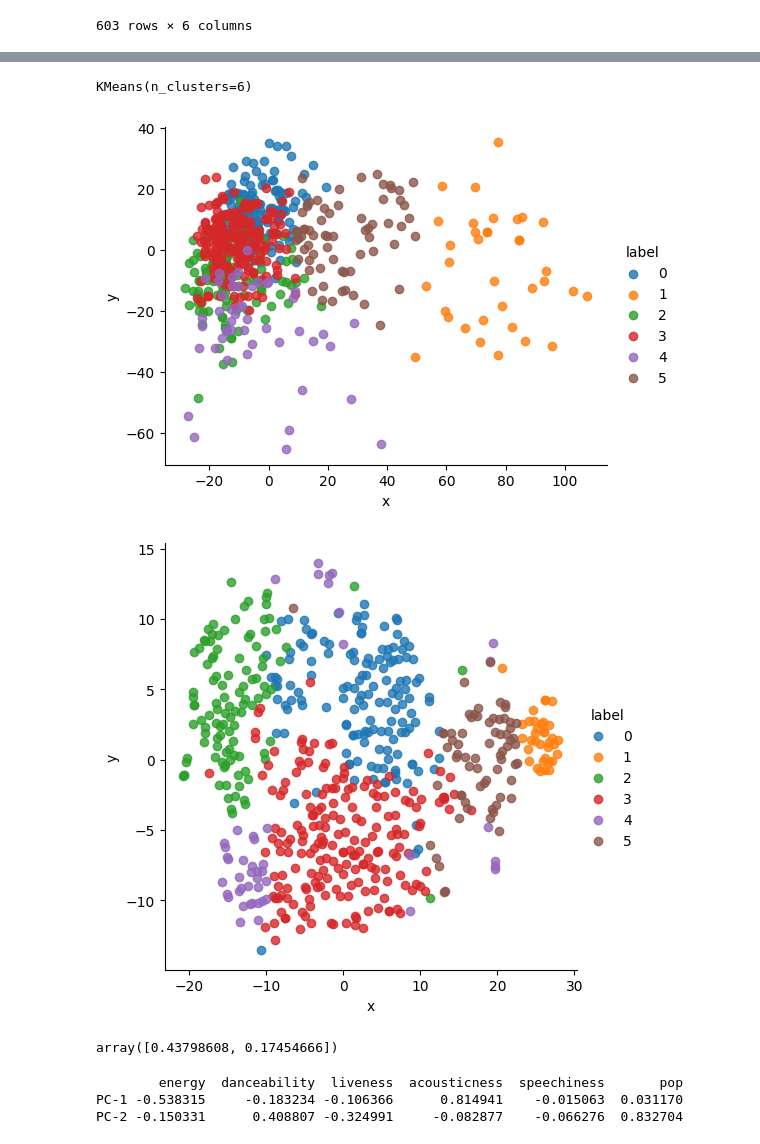
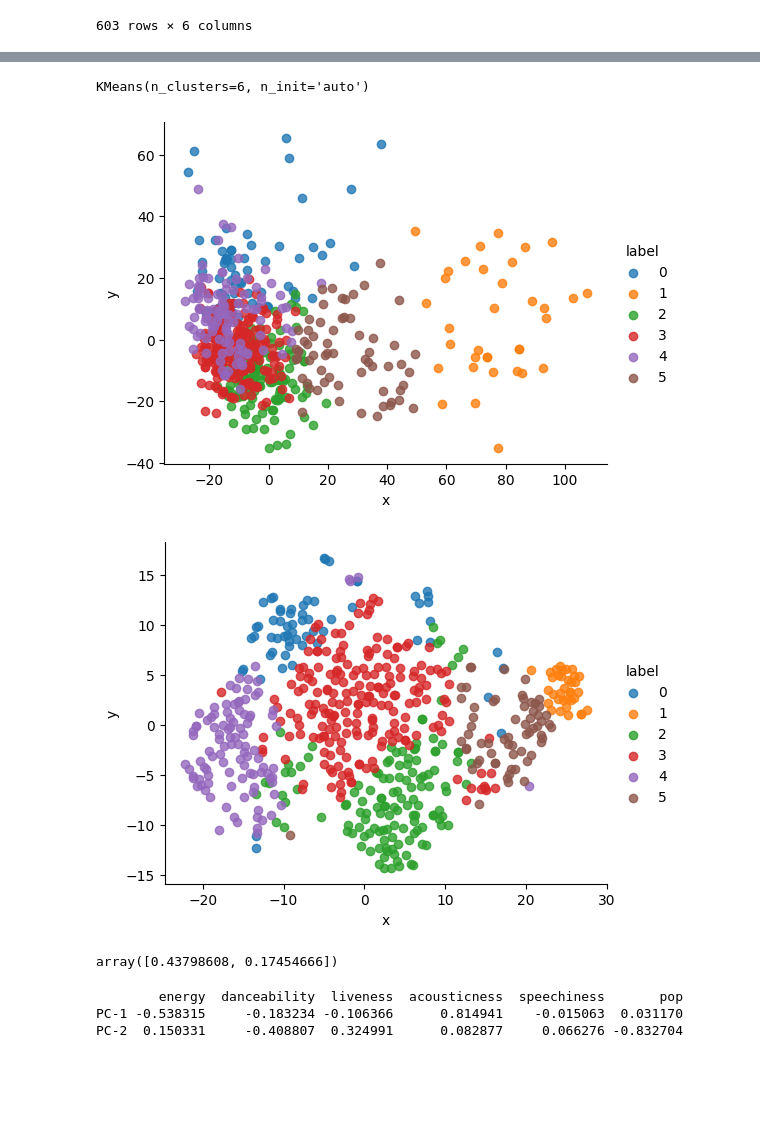
Before and after one commit to jdas-spark/music-recommender-system, a Jupyter notebook: MusicRecommender.ipynb, the cells around one changed output, grey strips where cells are left out. Drawn from its saved outputs; the diff is of its cells as text; code cells hidden in the pictures; blank space fills up the shorter version.

```diff
--- a/MusicRecommender.ipynb
+++ b/MusicRecommender.ipynb
@@ -1,6 +1,6 @@
 # %%
 import pandas as pd
-data = pd.read_csv("songs.csv", encoding='latin-1',engine='python')
+data = pd.read_csv("/kaggle/input/song-data/songs.csv", encoding='latin-1',engine='python')
 # Preview the first & last 5 lines of the loaded data
 data
 # %% [output]
@@ -80,7 +80,7 @@ plt.show()
 kmeans = KMeans(n_clusters=6, n_init='auto')
 kmeans.fit(data_features)
 # %% [output]
-KMeans(n_clusters=6)
+KMeans(n_clusters=6, n_init='auto')
 # %%
 # PCA to reduce our data to 2 dimensions for visualisation
 from sklearn.decomposition import PCA
@@ -98,7 +98,7 @@ cluster = sns.lmplot(data=pc, x='x', y='y', hue='label',
                    fit_reg=False, legend=True, facet_kws={'legend_out': True})
 cluster.fig.set_size_inches(6, 4)
 # %% [output]
-[figure, old version]
+[figure, new version]
 # %%
 from sklearn.manifold import TSNE #T-Distributed Stochastic Neighbor Embedding
 #T-SNE with two dimensions
@@ -108,12 +108,13 @@ tsne_components = tsne.fit_transform(data_features)
 # %%
 ts = pd.DataFrame(tsne_components)
 ts['label'] = y_kmeans
 ts.columns = ['x', 'y','label']
 
 #plot data with seaborn
-cluster = sns.lmplot(data=ts, x='x', y='y', hue='label', fit_reg=False, legend=True, legend_out=True)
+cluster = sns.lmplot(data=ts, x='x', y='y', hue='label', fit_reg=False, legend=True, facet_kws={'legend_out': True})
+cluster.fig.set_size_inches(6, 4)
 # %% [output]
-[figure, old version]
+[figure, new version]
 # %%
 pca.explained_variance_ratio_
 # %% [output]
@@ -124,7 +125,7 @@ print (pd.DataFrame(pca.components_,columns=data_features.columns,index = ['PC-1
 # %% [output]
         energy  danceability  liveness  acousticness  speechiness       pop
 PC-1 -0.538315     -0.183234 -0.106366      0.814941    -0.015063  0.031170
-PC-2 -0.150331      0.408807 -0.324991     -0.082877    -0.066276  0.832704
+PC-2  0.150331     -0.408807  0.324991      0.082877     0.066276 -0.832704
 # %%
 data['label'] = y_kmeans
 
```
Also changed, not shown: parts of 24 cells of this notebook.
